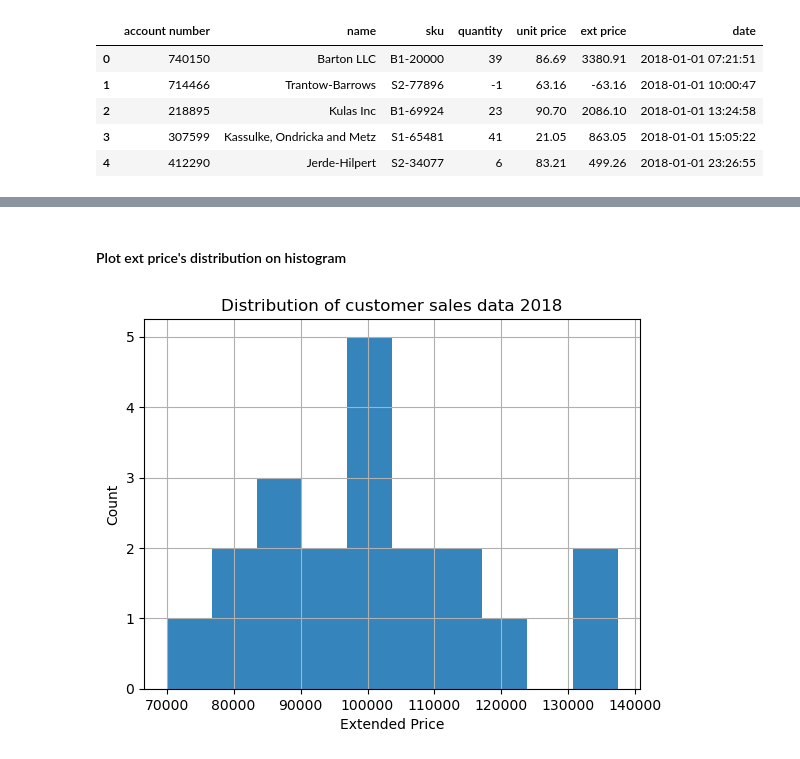
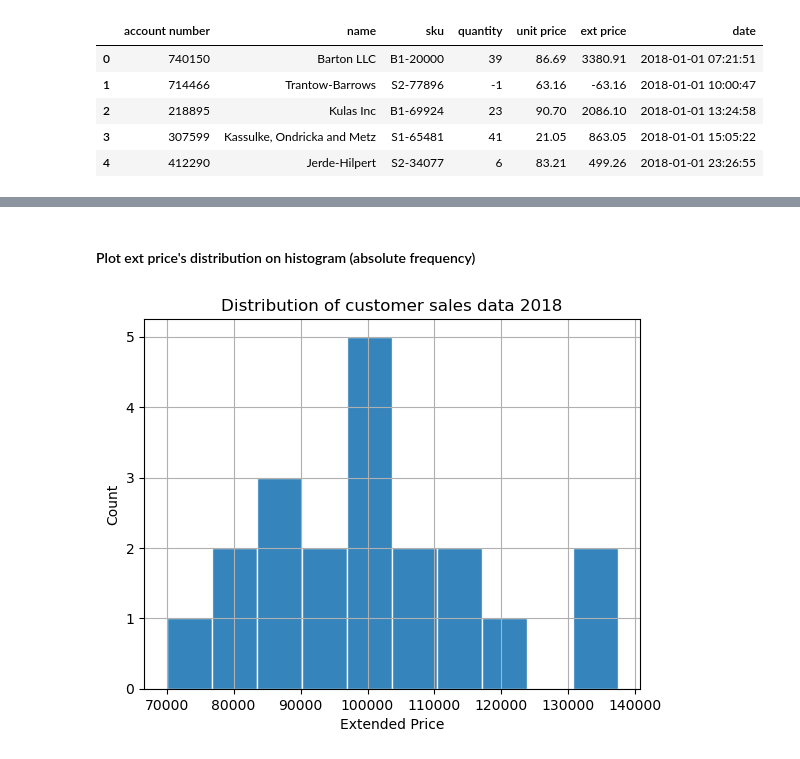
Before and after one commit to MeetPatel89/sales_analysis, a Jupyter notebook: notebook.ipynb, the cells around one changed output, grey strips where cells are left out. Drawn from its saved outputs; the diff is of its cells as text; code cells hidden in the pictures.

```diff
--- a/notebook.ipynb
+++ b/notebook.ipynb
@@ -41,17 +37,18 @@ sales_agg.head()
 # %% [markdown]
-#### Plot ext price's distribution on histogram
+#### Plot ext price's distribution on histogram (absolute frequency)
 # %%
 fig, ax = plt.subplots()
 
 ax.hist(
     sales_agg["ext price"],
     alpha=0.9,
-    bins=10
+    bins=10,
+    edgecolor="white"
 )
 
 ax.set_title("Distribution of customer sales data 2018")
 ax.set_xlabel("Extended Price")
 ax.set_ylabel("Count")
 ax.grid(True)
 # %% [output]
-[figure, old version]
+[figure, new version]
```
Also changed, not shown: parts of 12 cells of this notebook.
